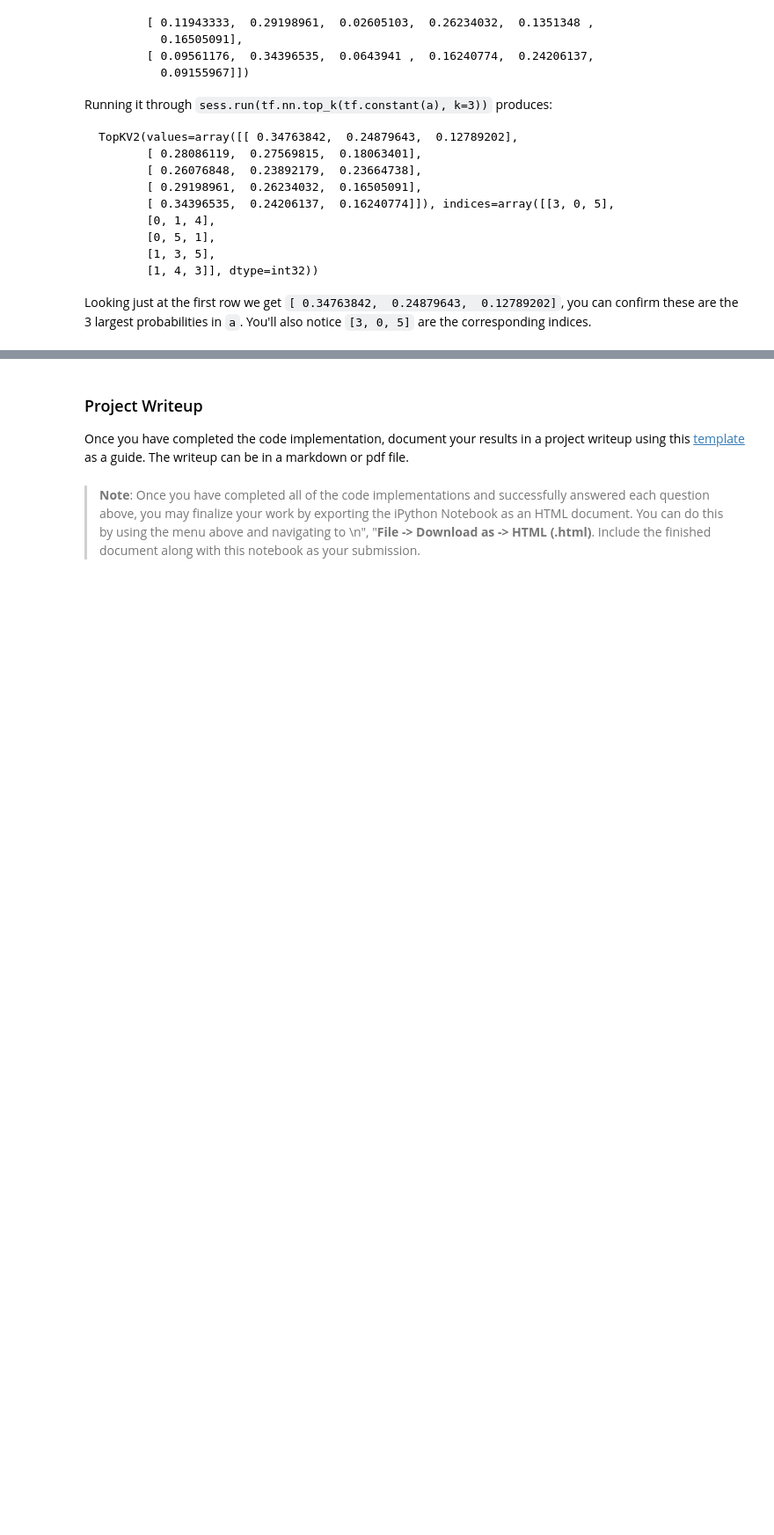
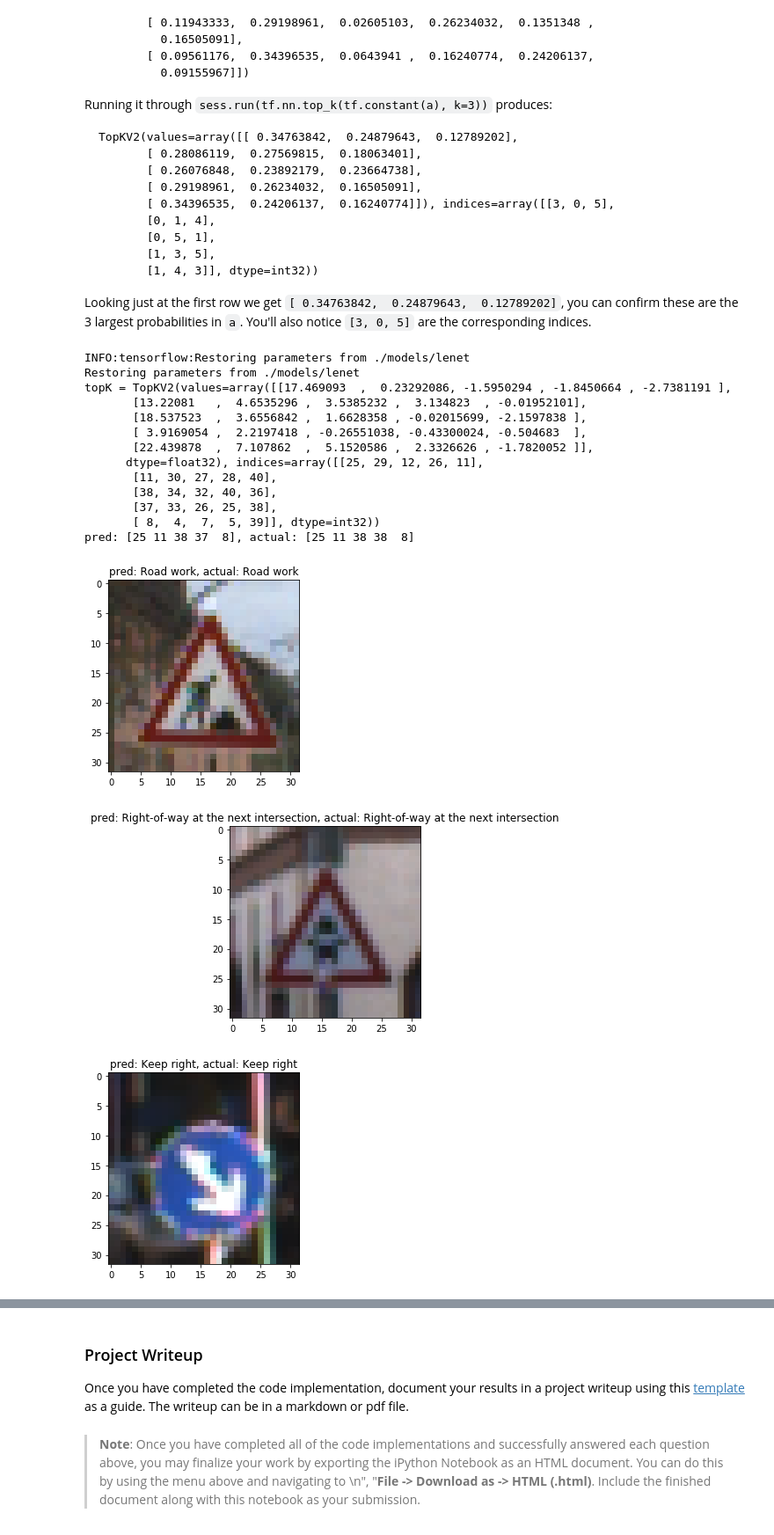
Before and after one commit to mikeliao97/CarND-Traffic-Sign-Classifier-Project, a Jupyter notebook: Traffic_Sign_Classifier-Lenet.ipynb, the cells around one changed output, grey strips where cells are left out. Shown at 88% size. Saved outputs shown, nothing was run; the diff lists cells and outputs as text; code cells hidden in the pictures; blank space fills up the shorter version.

```diff
--- a/Traffic_Sign_Classifier-Lenet.ipynb
+++ b/Traffic_Sign_Classifier-Lenet.ipynb
@@ -336,7 +394,8 @@ fc0 (?, 8192)
 # %% [markdown]
 #### Model evaluation
 # %%
-correct_prediction = tf.equal(tf.argmax(logits, 1), tf.argmax(one_hot_y, 1))
+predictions = tf.argmax(logits, 1)
+correct_prediction = tf.equal(predictions, tf.argmax(one_hot_y, 1))
 accuracy_operation = tf.reduce_mean(tf.cast(correct_prediction, tf.float32))
 saver = tf.train.Saver()
 
@@ -346,9 +405,8 @@ def evaluate(X_data, y_data):
     sess = tf.get_default_session()
     for offset in range(0, num_examples, BATCH_SIZE):
         batch_x, batch_y = X_data[offset:offset+BATCH_SIZE], y_data[offset:offset+BATCH_SIZE]
-#         processed_batch_x = preprocess_batch(batch_x)
-#         accuracy = sess.run(accuracy_operation, feed_dict={x: processed_batch_x, y: batch_y})
-        accuracy = sess.run(accuracy_operation, feed_dict={x: batch_x, y: batch_y})
+        processed_batch_x = preprocess_batch(batch_x)
+        accuracy = sess.run(accuracy_operation, feed_dict={x: processed_batch_x, y: batch_y, training:False})
         total_accuracy += (accuracy * len(batch_x))
     return total_accuracy / num_examples
 # %% [markdown]
@@ -518,0 +556,43 @@ Looking just at the first row we get `[ 0.34763842,  0.24879643,  0.12789202]`,
+# %%
+### Print out the top five softmax probabilities for the predictions on the German traffic sign images found on the web.
+### Feel free to use as many code cells as needed.
+NUM_TEST = 5
+np.random.seed(0)
+idx_rand_Xtest = np.random.choice(len(X_test), size=NUM_TEST, replace=False)
+with tf.Session() as sess:
+    sess.run(tf.global_variables_initializer())
+    saver.restore(sess, tf.train.latest_checkpoint('./models'))
+
+    # get predictions
+    test_images = X_test[idx_rand_Xtest]
+    test_labels = y_test[idx_rand_Xtest]
+    images_processed = preprocess_batch(test_images)
+    preds, logits_output = sess.run([predictions, logits], feed_dict={x: images_processed, training:False})
+    topK = sess.run(tf.nn.top_k(tf.constant(logits_output), k=5))
+    print("topK = {}".format(topK))
+    print("pred: {}, actual: {}".format(preds, test_labels))
+
+    #Plot the images
+    for i in range(NUM_TEST):
+        label_pred, label_actual = int_to_class[preds[i]], int_to_class[test_labels[i]]
+        result = "pred: {}, actual: {}".format(label_pred, label_actual)
+        plt.title(result)
+        plt.imshow(test_images[i])
+        plt.show()
+# %% [output]
+INFO:tensorflow:Restoring parameters from ./models/lenet
+Restoring parameters from ./models/lenet
+topK = TopKV2(values=array([[17.469093  ,  0.23292086, -1.5950294 , -1.8450664 , -2.7381191 ],
+       [13.22081   ,  4.6535296 ,  3.5385232 ,  3.134823  , -0.01952101],
+       [18.537523  ,  3.6556842 ,  1.6628358 , -0.02015699, -2.1597838 ],
+       [ 3.9169054 ,  2.2197418 , -0.26551038, -0.43300024, -0.504683  ],
+       [22.439878  ,  7.107862  ,  5.1520586 ,  2.3326626 , -1.7820052 ]],
+      dtype=float32), indices=array([[25, 29, 12, 26, 11],
+       [11, 30, 27, 28, 40],
+       [38, 34, 32, 40, 36],
+       [37, 33, 26, 25, 38],
+       [ 8,  4,  7,  5, 39]], dtype=int32))
+pred: [25 11 38 37  8], actual: [25 11 38 38  8]
+[figure, added]
+[figure, added]
+[figure, added]
```
Also changed, not shown: parts of 31 cells of this notebook.
